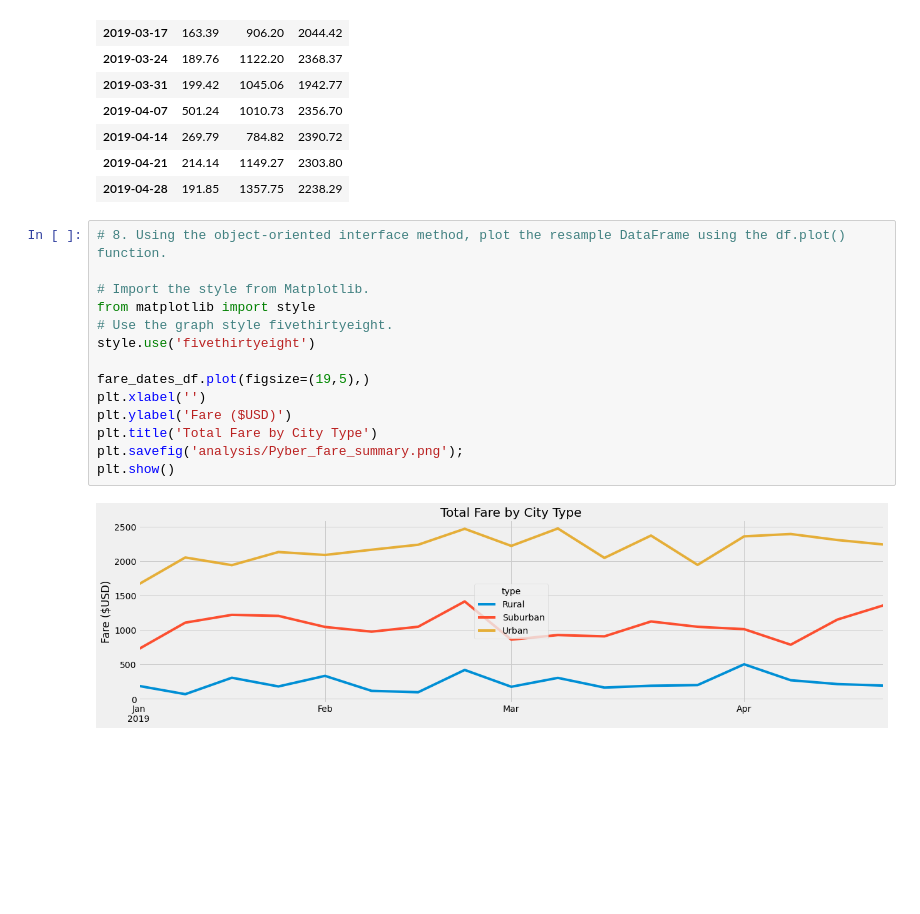
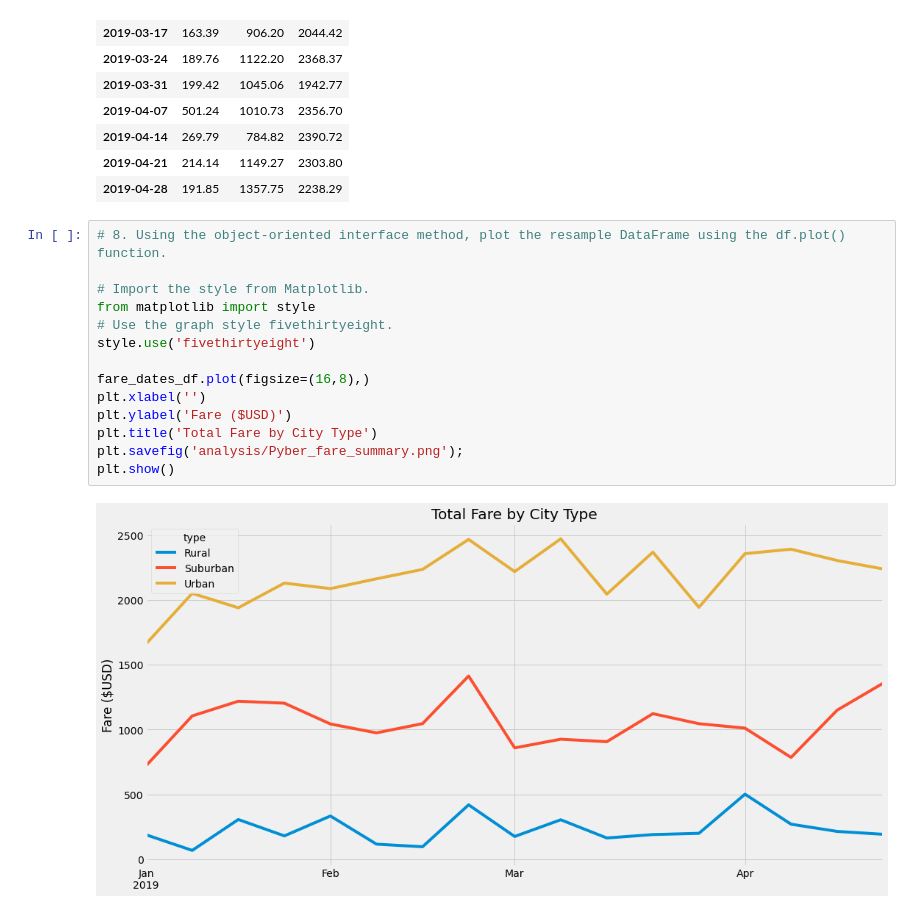
Before and after one commit to yashodhan1202/PyBer_Analysis, a Jupyter notebook: PyBer_Challenge.ipynb, the cells around one changed output. Saved outputs shown, nothing was run; the diff lists cells and outputs as text; blank space fills up the shorter version.

```diff
--- a/PyBer_Challenge.ipynb
+++ b/PyBer_Challenge.ipynb
@@ -247,16 +246,16 @@ fare_dates_df
 # %%
 # 8. Using the object-oriented interface method, plot the resample DataFrame using the df.plot() function.
 
 # Import the style from Matplotlib.
 from matplotlib import style
 # Use the graph style fivethirtyeight.
 style.use('fivethirtyeight')
 
-fare_dates_df.plot(figsize=(19,5),)
+fare_dates_df.plot(figsize=(16,8),)
 plt.xlabel('')
 plt.ylabel('Fare ($USD)')
 plt.title('Total Fare by City Type')
 plt.savefig('analysis/Pyber_fare_summary.png');
 plt.show()
 # %% [output]
-[figure, old version]
+[figure, new version]
```
Also changed, not shown: parts of 1 cell of this notebook, 1 other file.
